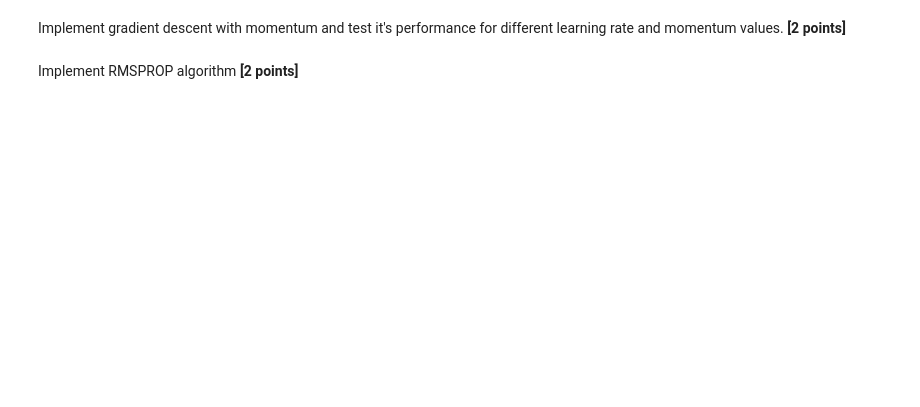
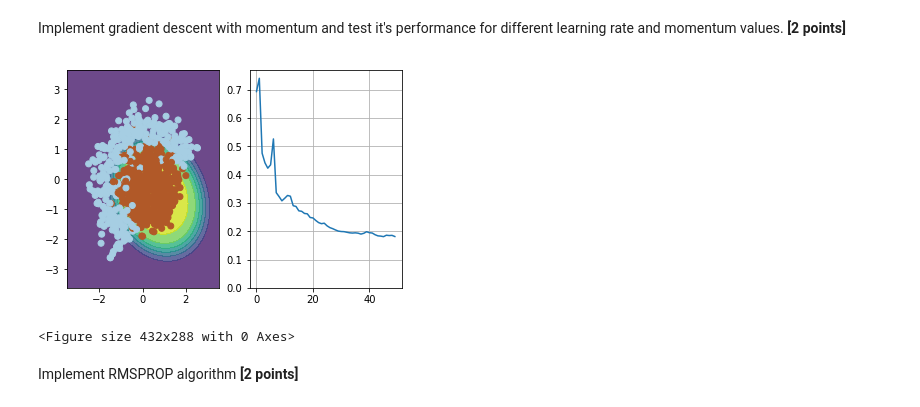
Before and after one commit to Bazheno/Practical_DL, a Jupyter notebook: seminar01-backprop/adapdive_sgd/adaptive_sgd.ipynb, the cells around one changed output. Saved outputs shown, nothing was run; the diff lists cells and outputs as text; code cells hidden in the pictures; blank space fills up the shorter version.

```diff
--- a/seminar01-backprop/adapdive_sgd/adaptive_sgd.ipynb
+++ b/seminar01-backprop/adapdive_sgd/adaptive_sgd.ipynb
@@ -228,22 +234,26 @@ Implement gradient descent with momentum and test it's performance for different
 # %%
 w = np.array([0,0,0,0,0,1])
 
-alpha = 0.0 # learning rate. Please change.
-mu    = 0.0 # momentum. Please change.
+alpha = 0.5 # learning rate. Please change.
+mu    = 0.9 # momentum. Please change.
 
 n_iter = 50
 batch_size = 4
 loss = np.zeros(n_iter)
 plt.figure(figsize=(12,5))
+step = 0
 for i in range(n_iter):
     ind = np.random.choice(X.shape[0], batch_size)
     loss[i] = compute_loss(X, y, w)
     visualize(X[ind,:], y[ind], w, loss)
-
-    <update w and anything else here>
+    w = w - (alpha * compute_grad(X[ind,:], y[ind], w) + mu * step)
+    step = alpha * compute_grad(X[ind,:], y[ind], w)
 
 visualize(X, y, w, loss)
 plt.clf()
+# %% [output]
+[figure, added]
+<Figure size 432x288 with 0 Axes>
 # %% [markdown]
 Implement RMSPROP algorithm __[2 points]__
 # %%
```
Also changed, not shown: parts of 5 cells of this notebook.
